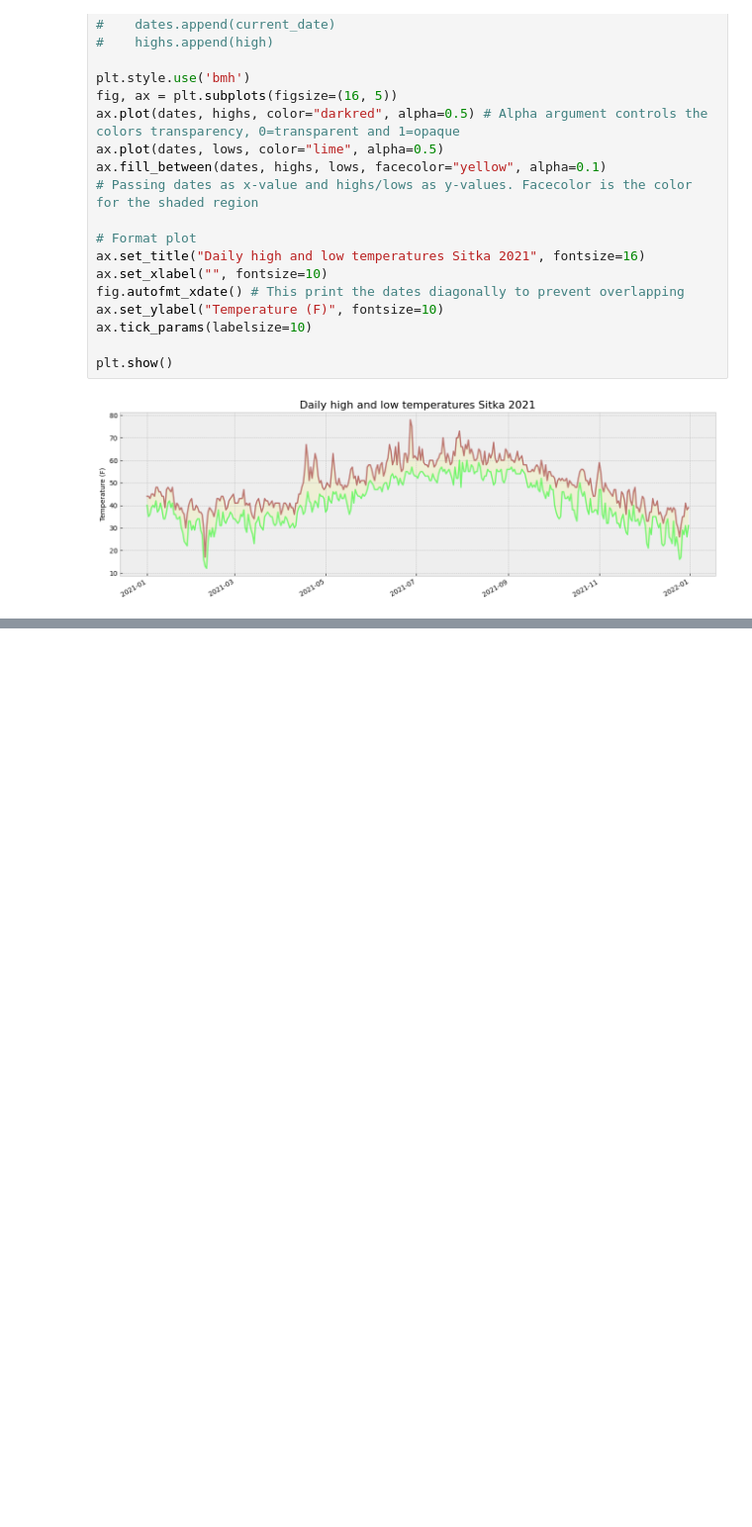
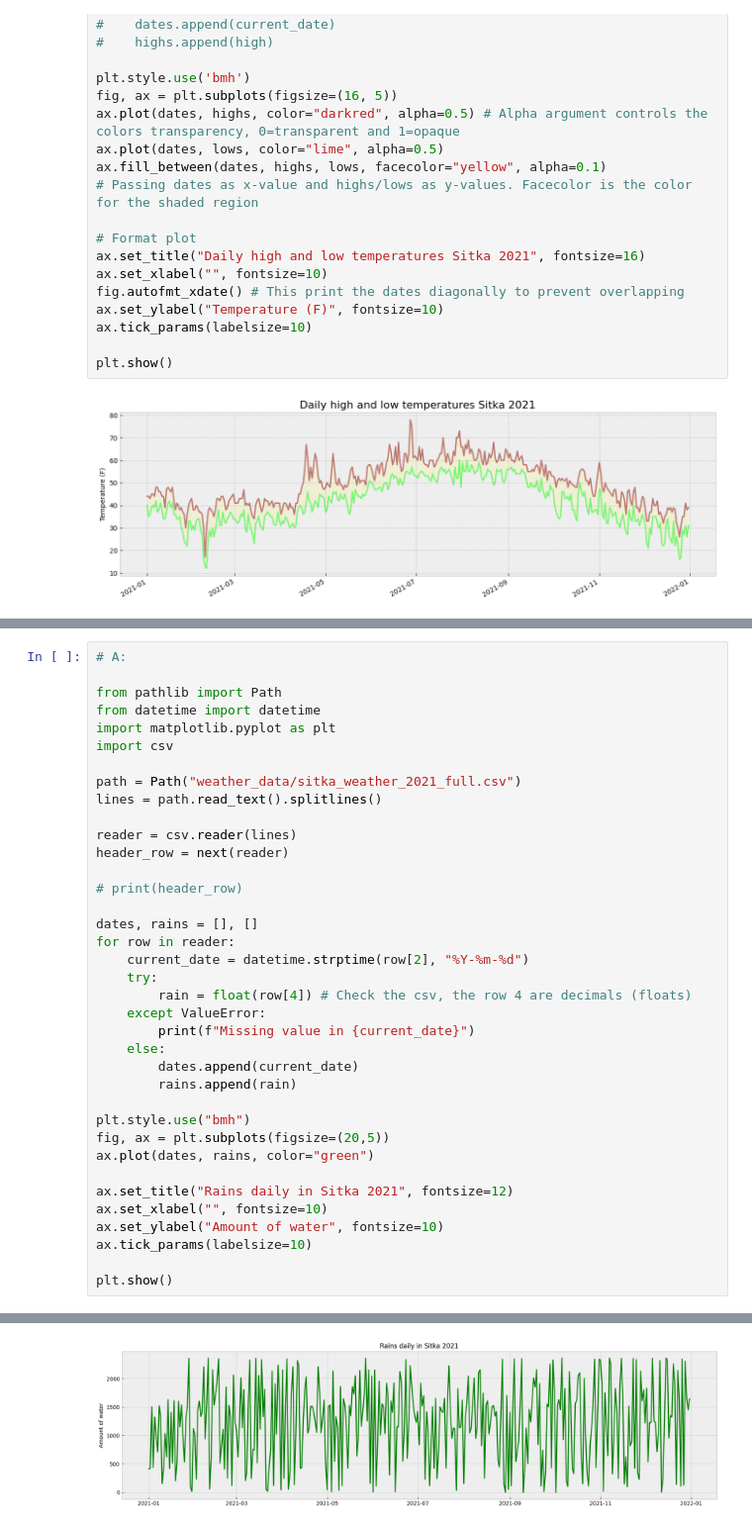
Before and after one commit to almanzanas/DataAnalystsJourney, a Jupyter notebook: data_visualization/downloading_data.ipynb, the cells around one changed output, grey strips where cells are left out. Shown at 99% size. Drawn from its saved outputs; the diff is of its cells as text; blank space fills up the shorter version.

```diff
--- a/data_visualization/downloading_data.ipynb
+++ b/data_visualization/downloading_data.ipynb
@@ -262,0 +396,38 @@ plt.show()
+# %%
+# A:
+
+from pathlib import Path
+from datetime import datetime
+import matplotlib.pyplot as plt
+import csv
+
+path = Path("weather_data/sitka_weather_2021_full.csv")
+lines = path.read_text().splitlines()
+
+reader = csv.reader(lines)
+header_row = next(reader)
+
+# print(header_row)
+
+dates, rains = [], []
+for row in reader:
+    current_date = datetime.strptime(row[2], "%Y-%m-%d")
+    try:
+        rain = float(row[4]) # Check the csv, the row 4 are decimals (floats)
+    except ValueError:
+        print(f"Missing value in {current_date}")
+    else:
+        dates.append(current_date)
+        rains.append(rain)
+
+plt.style.use("bmh")
+fig, ax = plt.subplots(figsize=(20,5))
+ax.plot(dates, rains, color="green")
+
+ax.set_title("Rains daily in Sitka 2021", fontsize=12)
+ax.set_xlabel("", fontsize=10)
+ax.set_ylabel("Amount of water", fontsize=10)
+ax.tick_params(labelsize=10)
+
+plt.show()
+# %% [output]
@@ -262,0 +436 @@ plt.show()
+[figure, added]
```
Also changed, not shown: parts of 12 cells of this notebook.
